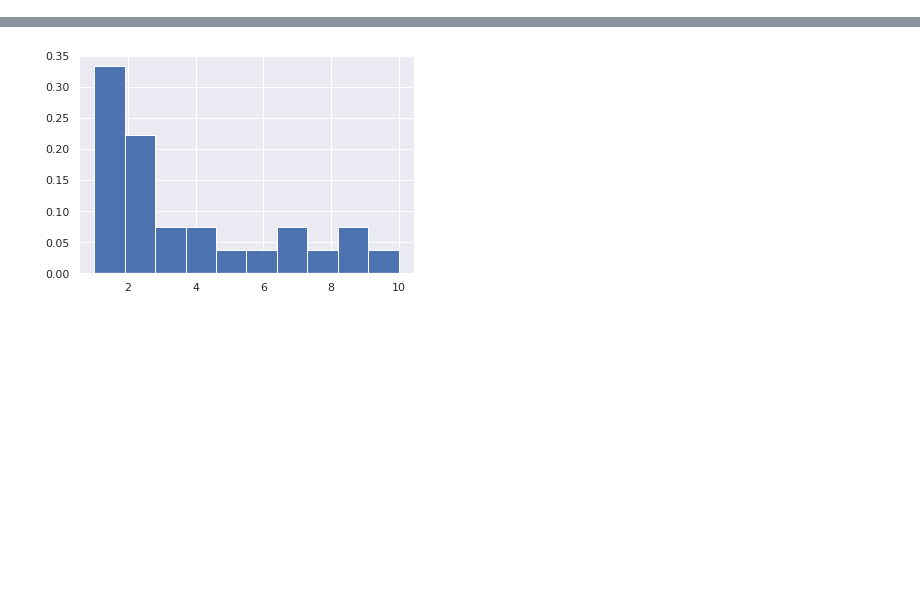
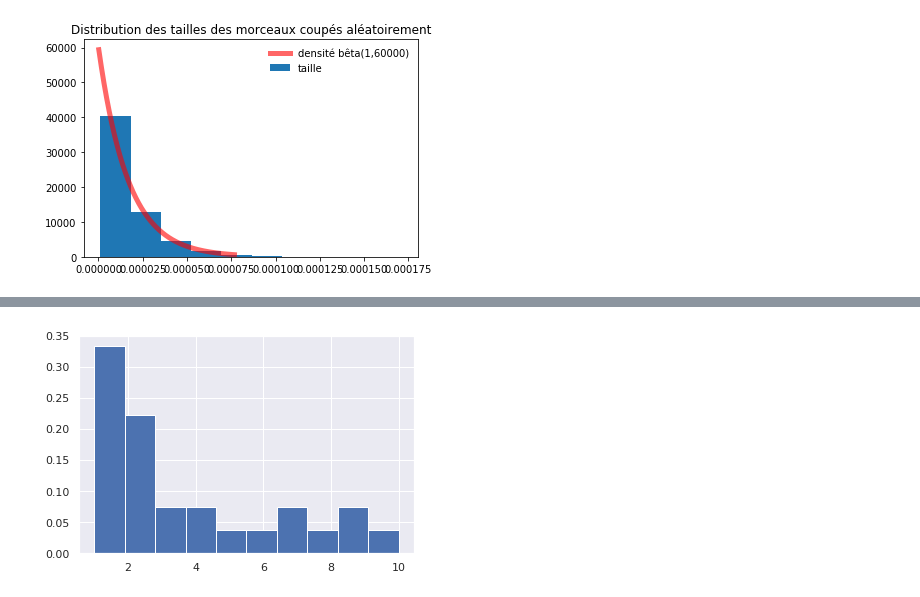
Before and after one commit to aminaghoul/reads_seq, a Jupyter notebook: generer_normale.ipynb, the cells around one changed output, grey strips where cells are left out. Saved outputs shown, nothing was run; the diff lists cells and outputs as text; code cells hidden in the pictures; blank space fills up the shorter version.

```diff
--- a/generer_normale.ipynb
+++ b/generer_normale.ipynb
@@ -100,0 +89,13 @@ print(beta.fit(taille))
+# %%
+t = sum(taille)
+norm = [i / t for i in taille]
+#weights = np.ones_like(taille) / float(len(taille))
+rv = beta(1, 60000)
+x = np.linspace(beta.ppf(0.01, a, b), beta.ppf(0.99, a, b), 60000)
+plt.plot(x, beta.pdf(x, a, b),'r-', lw=5, alpha=0.6, label='densité bêta(1,60000)')
+plt.hist(norm,label='taille')
+plt.legend(loc='best', frameon=False)
+plt.title("Distribution des tailles des morceaux coupés aléatoirement")
+plt.show()
+# %% [output]
+[figure, added]
```
Also changed, not shown: parts of 8 cells of this notebook.
